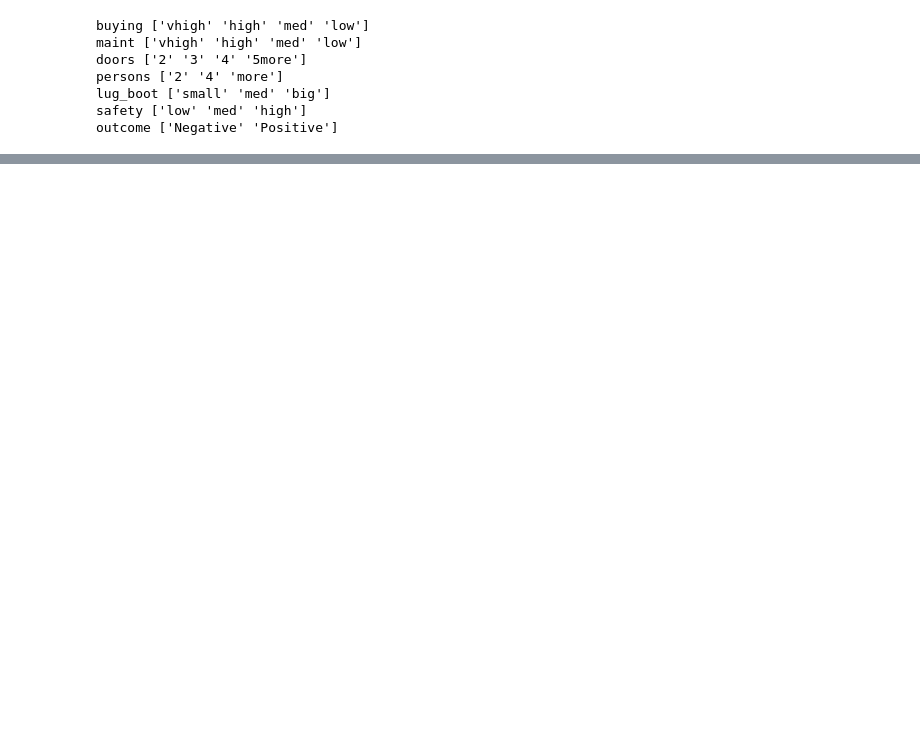
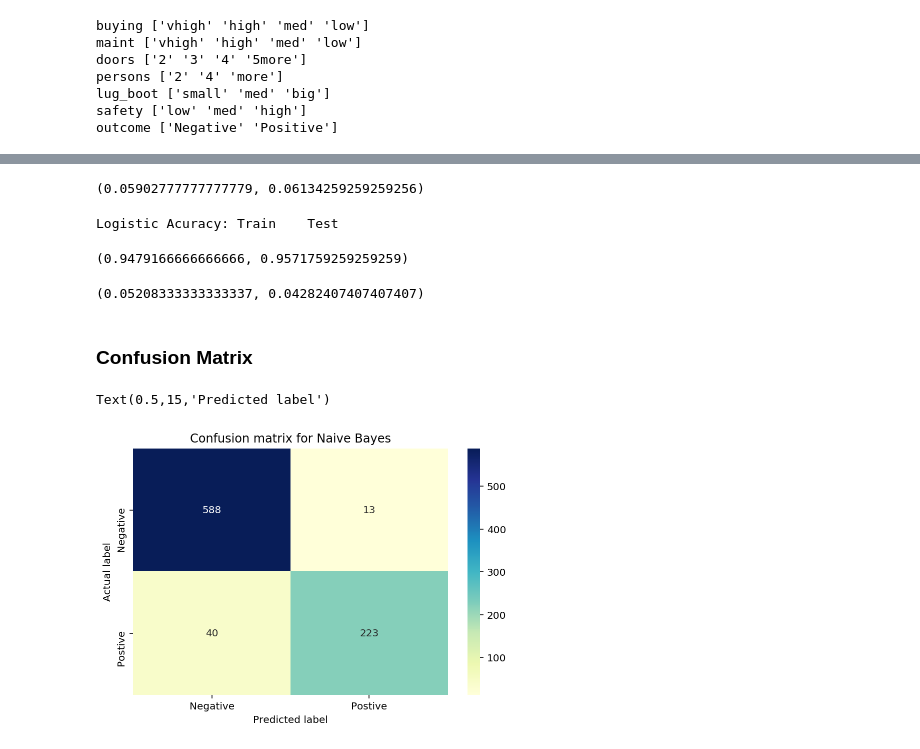
Before and after one commit to jeremy-dai/23-Statistical-Learning, a Jupyter notebook: Assignment 2/Hw2_Yizhen Dai_s2395479.ipynb, the cells around one changed output, grey strips where cells are left out. Drawn from its saved outputs; the diff is of its cells as text; code cells hidden in the pictures; blank space fills up the shorter version.

```diff
--- a/Assignment 2/Hw2_Yizhen Dai_s2395479.ipynb
+++ b/Assignment 2/Hw2_Yizhen Dai_s2395479.ipynb
@@ -138,0 +216,10 @@ plt.title("Average 1/0 Error for models {:s} over {:d} runs. ".format(str(models
+# %%
+onehot = OneHotEncoder(handle_unknown='ignore')
+onehot.fit(X_train_cat)
+X_train_one_hot = onehot.transform(X_train_cat)
+X_test_one_hot = onehot.transform(X_test_cat)
+# %%
+nb = CategoricalNB()
+prob_nb = nb.fit(X_train_cat, y_train).predict_proba(X_train_cat)
+lg = LogisticRegression(random_state=2019, penalty = 'none')
+prob_lg = lg.fit(X_train_one_hot, y_train).predict_proba(X_train_one_hot)
@@ -138,0 +246,32 @@ plt.title("Average 1/0 Error for models {:s} over {:d} runs. ".format(str(models
+# %%
+### 0/1 -errors
+1- 0.9409722222222222, 1-0.9386574074074074
+# %% [output]
+(0.05902777777777779, 0.06134259259259256)
+# %%
+print('Logistic Acuracy: Train    Test')
+lg.score(X_train_one_hot, y_train), lg.score(X_test_one_hot, y_test)
+# %% [output]
+Logistic Acuracy: Train    Test
+(0.9479166666666666, 0.9571759259259259)
+# %%
+### 0/1 -errors
+1-0.9479166666666666, 1- 0.9571759259259259
+# %% [output]
+(0.05208333333333337, 0.04282407407407407)
+# %% [markdown]
+### Confusion Matrix
+# %%
+class_names=['Negative','Postive'] # name  of classes
+# %%
+y_pred = nb.predict(X_test_cat)
+cnf_matrix = metrics.confusion_matrix(y_test, y_pred)
+fig, ax = plt.subplots()
+sns.heatmap(pd.DataFrame(cnf_matrix, index = class_names, columns= class_names), annot=True, cmap="YlGnBu" ,fmt='g')
+plt.tight_layout()
+plt.title('Confusion matrix for Naive Bayes')
+plt.ylabel('Actual label')
+plt.xlabel('Predicted label')
+# %% [output]
+Text(0.5,15,'Predicted label')
+[figure, added]
```
Also changed, not shown: parts of 49 cells of this notebook, 3 other files.
